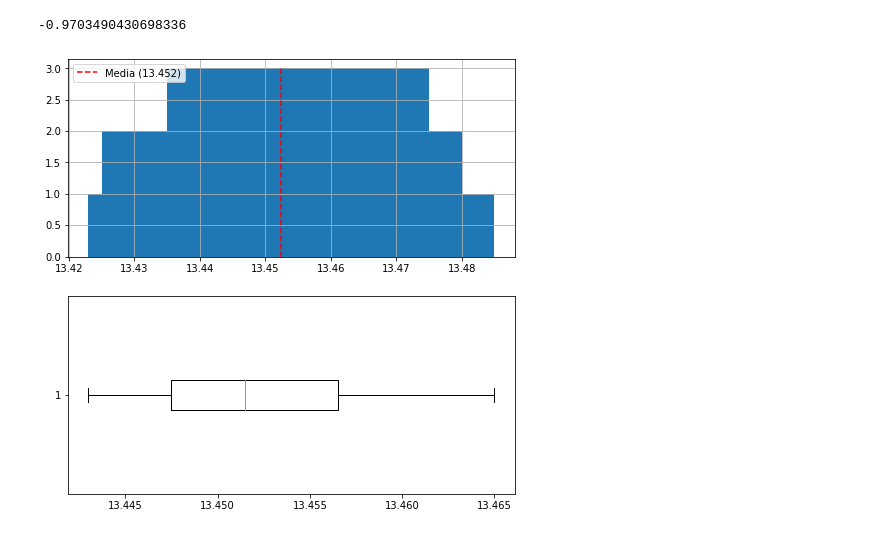
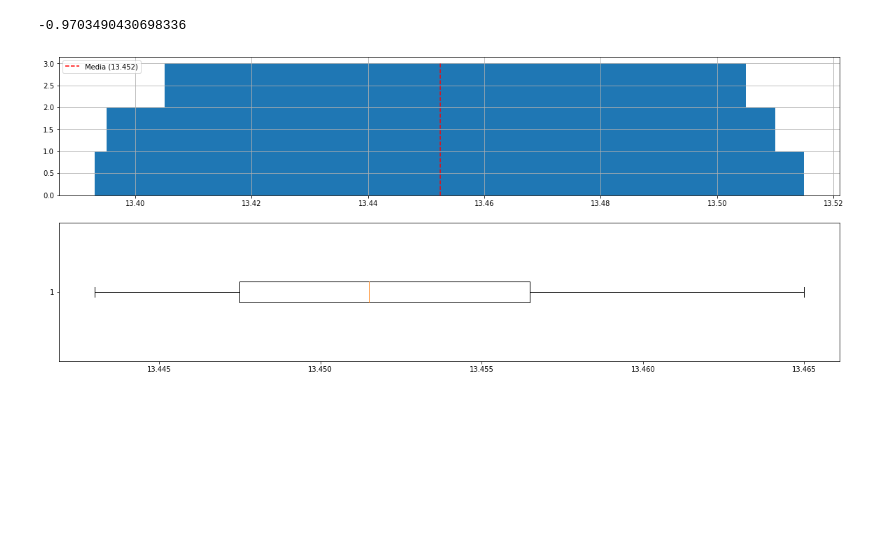
Before and after one commit to DiegoAlejandroLozano/Estadistica_Descriptiva, a Jupyter notebook: Estadistico_de_forma.ipynb, the cells around one changed output. Saved outputs shown, nothing was run; the diff lists cells and outputs as text; code cells hidden in the pictures; blank space fills up the shorter version.

```diff
--- a/Estadistico_de_forma.ipynb
+++ b/Estadistico_de_forma.ipynb
@@ -183,14 +187,8 @@ fisher(sin_outliers1_df.Datos, sin_outliers1_df.ni)
 curtosis(sin_outliers1_df.Datos, sin_outliers1_df.ni)
 # %% [output]
 -0.9703490430698336
-# %%
-#Graficando la tabla de frecuencia para observar la distribución de los datos
-fig, ax = plt.subplots(nrows=2, ncols=1, figsize=(8,8))
-ax[0].bar(sin_outliers1_df.Datos, sin_outliers1_df.ni, width=0.04)
-ax[0].vlines(x=sin_outliers1_df.Datos.mean(), ymin=0, ymax=3, color='red', linestyle='--', label='Media ({0:.3f})'.format(sin_outliers1_df.Datos.mean()))
-ax[0].grid()
-ax[0].legend(loc='upper left')
-ax[1].boxplot(sin_outliers1_df.Datos, vert=False)
-plt.show()
-# %% [output]
-[figure, removed]
+# %%
+#Graficando la tabla de frecuencia para observar la distribución de los datos
+graficar_datos(sin_outliers1_df.Datos, sin_outliers1_df.ni, ancho=0.1)
+# %% [output]
+[figure, added]
```
Also changed, not shown: parts of 13 cells of this notebook, 1 other file.
